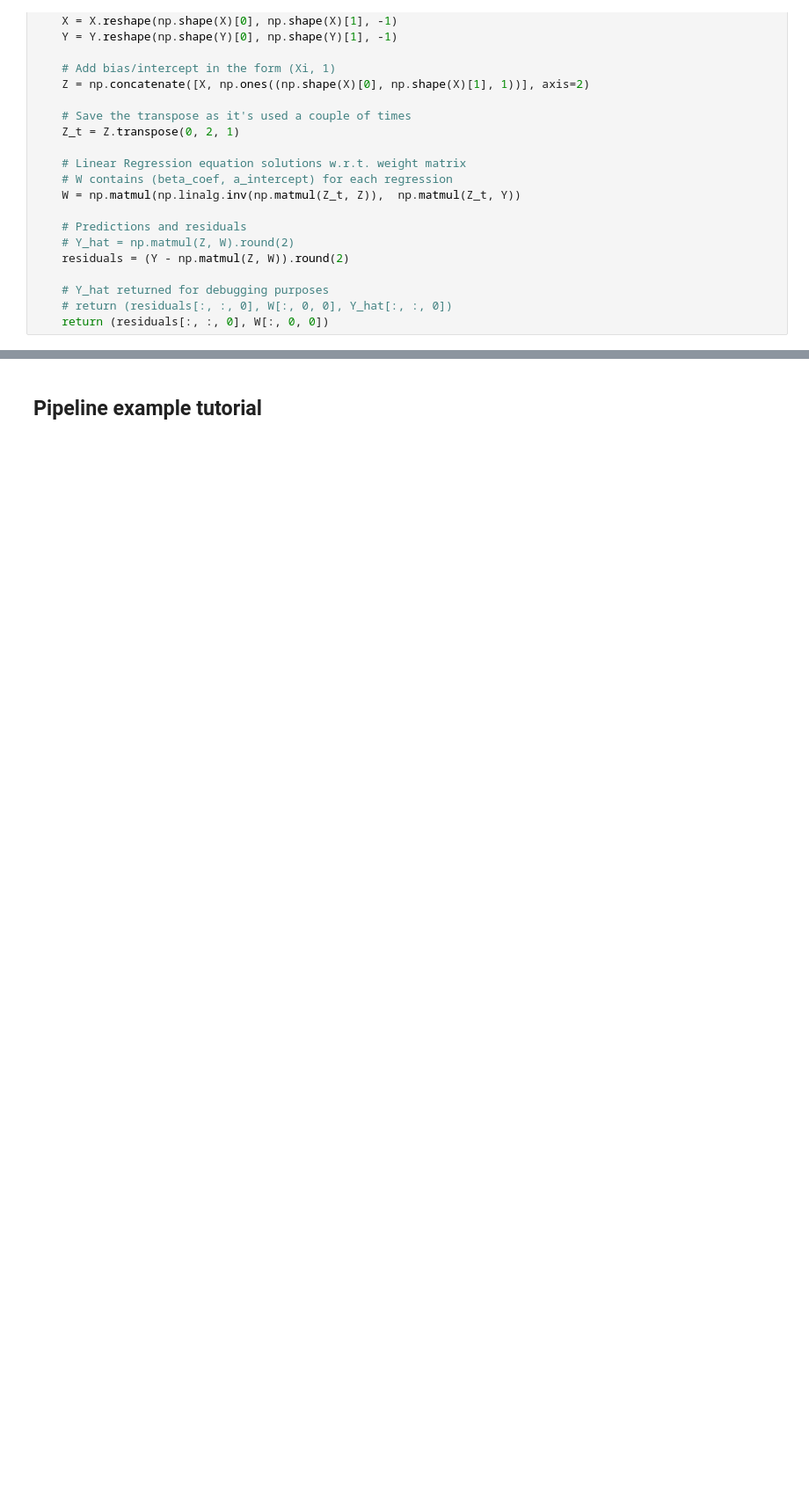
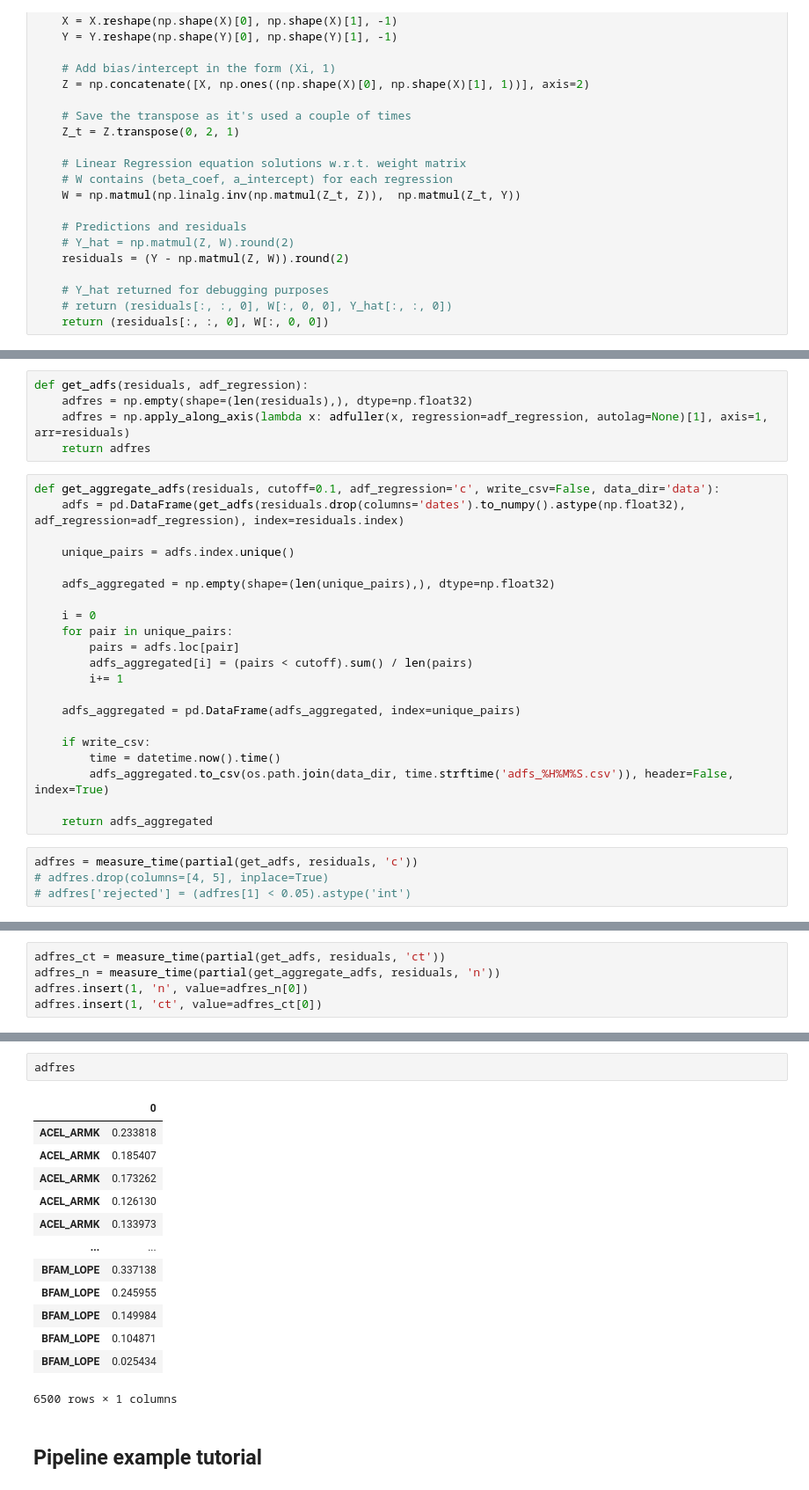
Before and after one commit to DomStan/stonk-rank, a Jupyter notebook: stonks_notebook.ipynb, the cells around one changed output, grey strips where cells are left out. Shown: that part at 88% size. Drawn from its saved outputs; the diff is of its cells as text; blank space fills up the shorter version.

```diff
--- a/stonks_notebook.ipynb
+++ b/stonks_notebook.ipynb
@@ -323,0 +350,30 @@ def get_rolling_residuals(X, Y, l_reg, l_roll, dt, data_dir='data'):
+# %%
+def get_adfs(residuals, adf_regression):
+    adfres = np.empty(shape=(len(residuals),), dtype=np.float32)
+    adfres = np.apply_along_axis(lambda x: adfuller(x, regression=adf_regression, autolag=None)[1], axis=1, arr=residuals)
+    return adfres
+# %%
+def get_aggregate_adfs(residuals, cutoff=0.1, adf_regression='c', write_csv=False, data_dir='data'):
+    adfs = pd.DataFrame(get_adfs(residuals.drop(columns='dates').to_numpy().astype(np.float32), adf_regression=adf_regression), index=residuals.index)
+
+    unique_pairs = adfs.index.unique()
+
+    adfs_aggregated = np.empty(shape=(len(unique_pairs),), dtype=np.float32)
+
+    i = 0
+    for pair in unique_pairs:
+        pairs = adfs.loc[pair]
+        adfs_aggregated[i] = (pairs < cutoff).sum() / len(pairs)
+        i+= 1
+
+    adfs_aggregated = pd.DataFrame(adfs_aggregated, index=unique_pairs)
+
+    if write_csv:
+        time = datetime.now().time()
+        adfs_aggregated.to_csv(os.path.join(data_dir, time.strftime('adfs_%H%M%S.csv')), header=False, index=True)
+
+    return adfs_aggregated
+# %%
+adfres = measure_time(partial(get_adfs, residuals, 'c'))
+# adfres.drop(columns=[4, 5], inplace=True)
+# adfres['rejected'] = (adfres[1] < 0.05).astype('int')
@@ -323,0 +415,5 @@ def get_rolling_residuals(X, Y, l_reg, l_roll, dt, data_dir='data'):
+# %%
+adfres_ct = measure_time(partial(get_adfs, residuals, 'ct'))
+adfres_n = measure_time(partial(get_aggregate_adfs, residuals, 'n'))
+adfres.insert(1, 'n', value=adfres_n[0])
+adfres.insert(1, 'ct', value=adfres_ct[0])
@@ -324,2 +426,18 @@ def get_rolling_residuals(X, Y, l_reg, l_roll, dt, data_dir='data'):
+# %%
+adfres
+# %% [output]
+|  | 0 |
+| ACEL_ARMK | 0.233818 |
+| ACEL_ARMK | 0.185407 |
+| ACEL_ARMK | 0.173262 |
+| ACEL_ARMK | 0.126130 |
+| ACEL_ARMK | 0.133973 |
+| ... | ... |
+| BFAM_LOPE | 0.337138 |
+| BFAM_LOPE | 0.245955 |
+| BFAM_LOPE | 0.149984 |
+| BFAM_LOPE | 0.104871 |
+| BFAM_LOPE | 0.025434 |
+6500 rows × 1 columns
 # %% [markdown]
 ## Pipeline example tutorial
```
Also changed, not shown: parts of 36 cells of this notebook, 1 other file.
